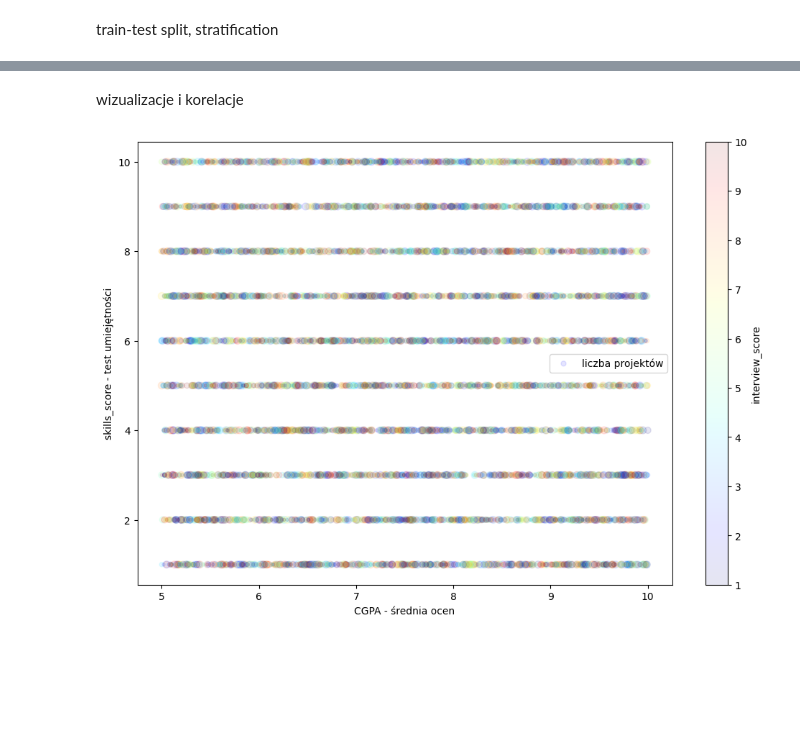
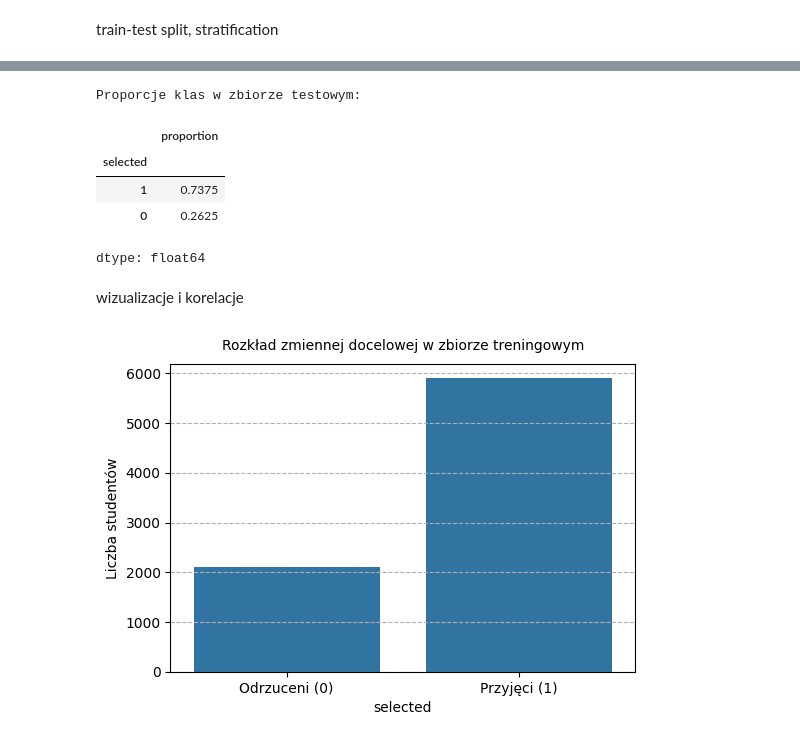
Before and after one commit to oczyz-uksw/Projekt-programowanie2, a Jupyter notebook: projektprogramowanie_danestazystow.ipynb, the cells around one changed output, grey strips where cells are left out. Cells and saved outputs as stored; diff of their text form; code cells hidden in the pictures; blank space fills up the shorter version.

```diff
--- a/projektprogramowanie_danestazystow.ipynb
+++ b/projektprogramowanie_danestazystow.ipynb
@@ -102 +102,11 @@ for	set	in	(strat_train_set,	strat_test_set):
+# %%
+print("Proporcje klas w zbiorze testowym:")
+y_test.value_counts(normalize=True)
+# %% [output]
+Proporcje klas w zbiorze testowym:
+|  | proportion |
+| selected |  |
+| 1 | 0.7375 |
+| 0 | 0.2625 |
+dtype: float64
 # %%
@@ -104,14 +114,17 @@ internship = strat_train_set.copy()
 # %% [markdown]
 wizualizacje i korelacje
-# %%
-internship.plot(kind="scatter", x="CGPA", y="skills_score", alpha=0.1,
-s=internship["projects_count"]*10, label="liczba projektów",
-c="interview_score", cmap=plt.get_cmap("jet"), colorbar=True, figsize=(12,8)
-)
-plt.xlabel("CGPA - średnia ocen")
-plt.ylabel("skills_score - test umiejętności")
-plt.legend()
-plt.show()
-# %% [output]
-[figure, removed]
+# %%
+import seaborn as sns
+import matplotlib.pyplot as plt
+
+plt.figure(figsize=(6, 4))
+sns.countplot(x=y_train)
+
+plt.title("Rozkład zmiennej docelowej w zbiorze treningowym", fontsize=10, pad=10)
+plt.ylabel("Liczba studentów", fontsize=10)
+plt.xticks([0, 1], ["Odrzuceni (0)", "Przyjęci (1)"])
+plt.grid(axis='y', linestyle='--')
+plt.show()
+# %% [output]
+[figure, added]
 # %%
```
Also changed, not shown: parts of 19 cells of this notebook.
